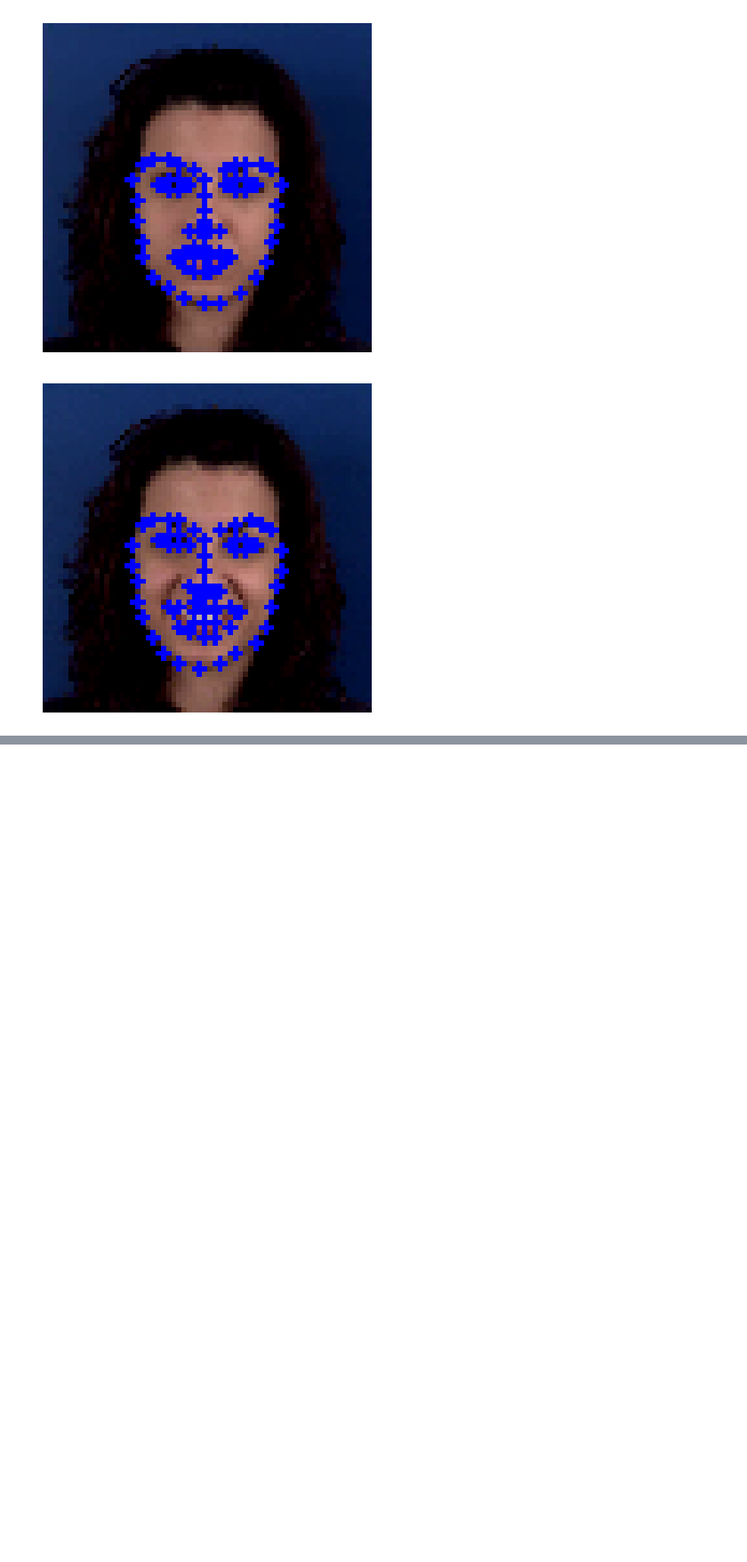
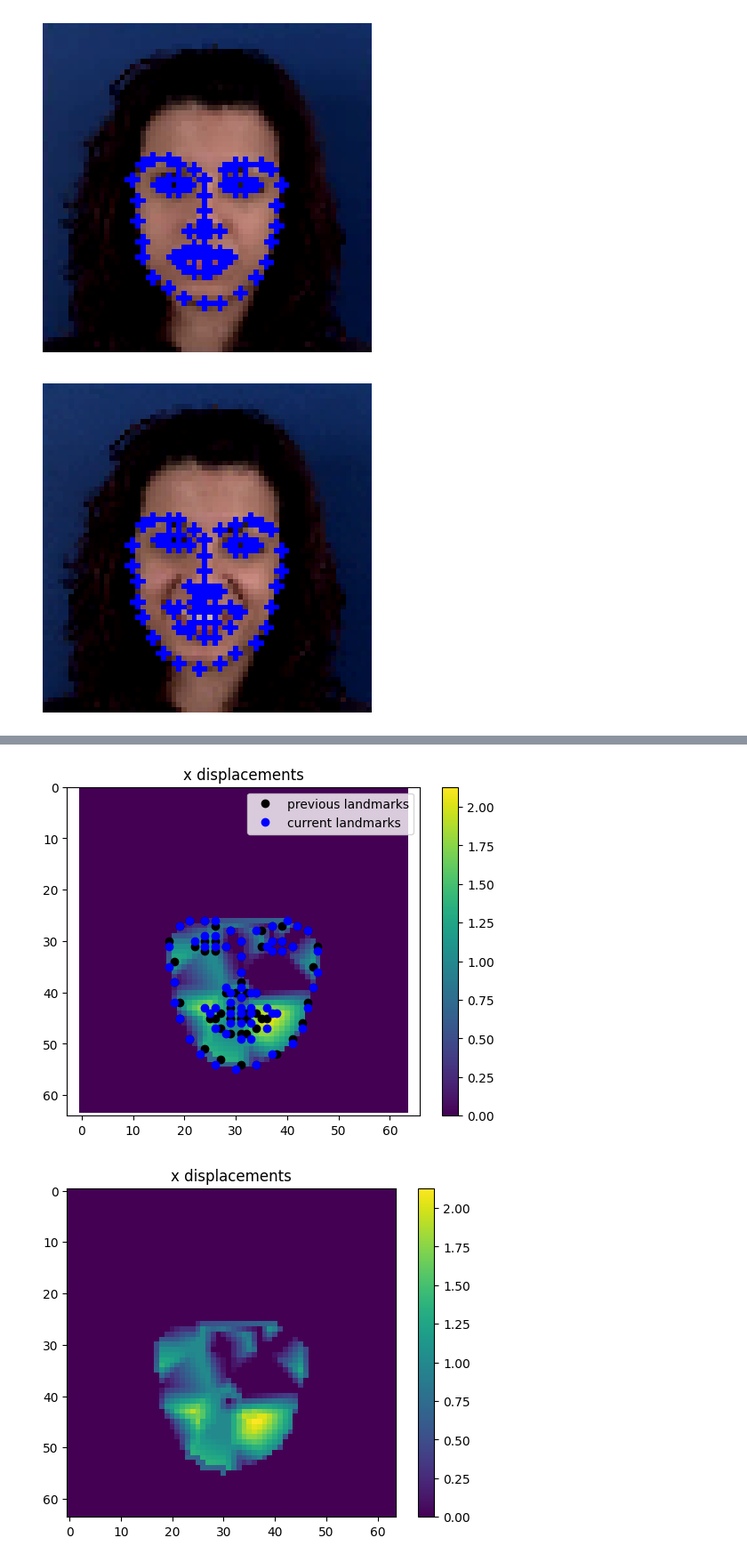
Before and after one commit to lapidarioz/temporal-coherence, a Jupyter notebook: displacements.ipynb, the cells around one changed output, grey strips where cells are left out. Shown at 89% size. Saved outputs shown, nothing was run; the diff lists cells and outputs as text; code cells hidden in the pictures; blank space fills up the shorter version.

Commit message:
Ongoing testing displacement maps

```diff
--- a/displacements.ipynb
+++ b/displacements.ipynb
@@ -691,14 +351,0 @@ draw_vectors(displacements_map)
-# %%
-import numpy as np
-from scipy.interpolate import LinearNDInterpolator
-
-# Define the triangle vertices and associated values
-vertices = np.array([[0, 0], [1, 0], [1, 1]])  # the vertices as (x,y) coordinates
-values = np.array([2, 5, 4])  # the associated values for each vertex
-
-# Create a LinearNDInterpolator object with the vertices and values
-interpolator = LinearNDInterpolator(vertices, values, fill_value=0)
-
-inter_points = np.array([[0.5, 0.3], [0.2, 0.2], [0.8, 0.8]])
-# Interpolate values at some points inside and outside the triangle
-print(interpolator(inter_points))
@@ -706,0 +352,66 @@ print(interpolator(inter_points))
+# %%
+import numpy as np
+from scipy.interpolate import LinearNDInterpolator
+from scipy.ndimage import gaussian_filter
+
+
+def draw_vectors(displacements_map):
+    # flip the y axis to match the image coordinates
+    displacements_map = displacements_map[::-1]
+    #rescale between 0 and 1
+    displacements_map = displacements_map - np.min(displacements_map)
+    x,y = np.meshgrid(np.arange(0,displacements_map.shape[0]), np.arange(0,displacements_map.shape[1]))
+    v, u = displacements_map[...,0], displacements_map[...,1]
+    fig, ax = plt.subplots()
+    q = ax.quiver(x,y,u,v)
+    plt.show()
+
+def compute_displacements_interpolation(points_a, points_b, image_height=IMG_HEIGHT, image_width=IMG_WIDTH):
+    """
+    Computes the interpolation for all points of the displacements by the distance between the vertices of points_a and Points_b.
+    Assumes that the input vertices and displacements are arrays of shape (num_triangles, 3, 2),
+    where num_triangles is the number of triangles and each triangle is defined by three (x, y) vertex coordinates.
+    Assumes that the input x and y are arrays of shape (height, width), representing the 2D grid of points to compute the displacements for.
+    Returns an array of shape (height, width, 2), representing the displacements of each point on the grid.
+    """
+
+    points_a = np.asarray(points_a)
+    points_b = np.asarray(points_b)
+
+    # computer eucliden distance between points_a and points_b
+    displacements_values = np.linalg.norm(points_b - points_a, axis=1)
+
+
+    interpolator_a = LinearNDInterpolator(points_a, displacements_values, fill_value=0)
+    interpolator_b = LinearNDInterpolator(points_b, displacements_values, fill_value=0)
+    X = np.arange(0, image_height)
+    Y = np.arange(0, image_width)
+    X, Y = np.meshgrid(X, Y)
+    displacements_map_a = interpolator_a(X, Y)
+    displacements_map_b = interpolator_b(X, Y)
+    displacements_map = np.mean([displacements_map_a, displacements_map_b], axis=0)
+
+
+    plt.pcolormesh(X, Y, displacements_map, shading='auto')
+    plt.plot(points_a[:, 0], points_a[:, 1], "ok", label="previous landmarks", color="black")
+    plt.plot(points_b[:, 0], points_b[:, 1], "ok", label="current landmarks", color="blue")
+    plt.legend()
+    plt.colorbar()
+    plt.axis("equal")
+    plt.ylim(IMG_HEIGHT, 0)
+    plt.title("x displacements")
+    plt.show()
+
+
+    plt.imshow(displacements_map)
+    plt.colorbar()
+    plt.title("x displacements")
+    plt.show()
+
+
+    return displacements_map
+
+displacements_map = compute_displacements_interpolation(out_landmarks2[0], out_landmarks2[72])
+# %% [output]
+[figure, added]
+[figure, added]
```
Also changed, not shown: parts of 7 cells of this notebook, 1 other file.
